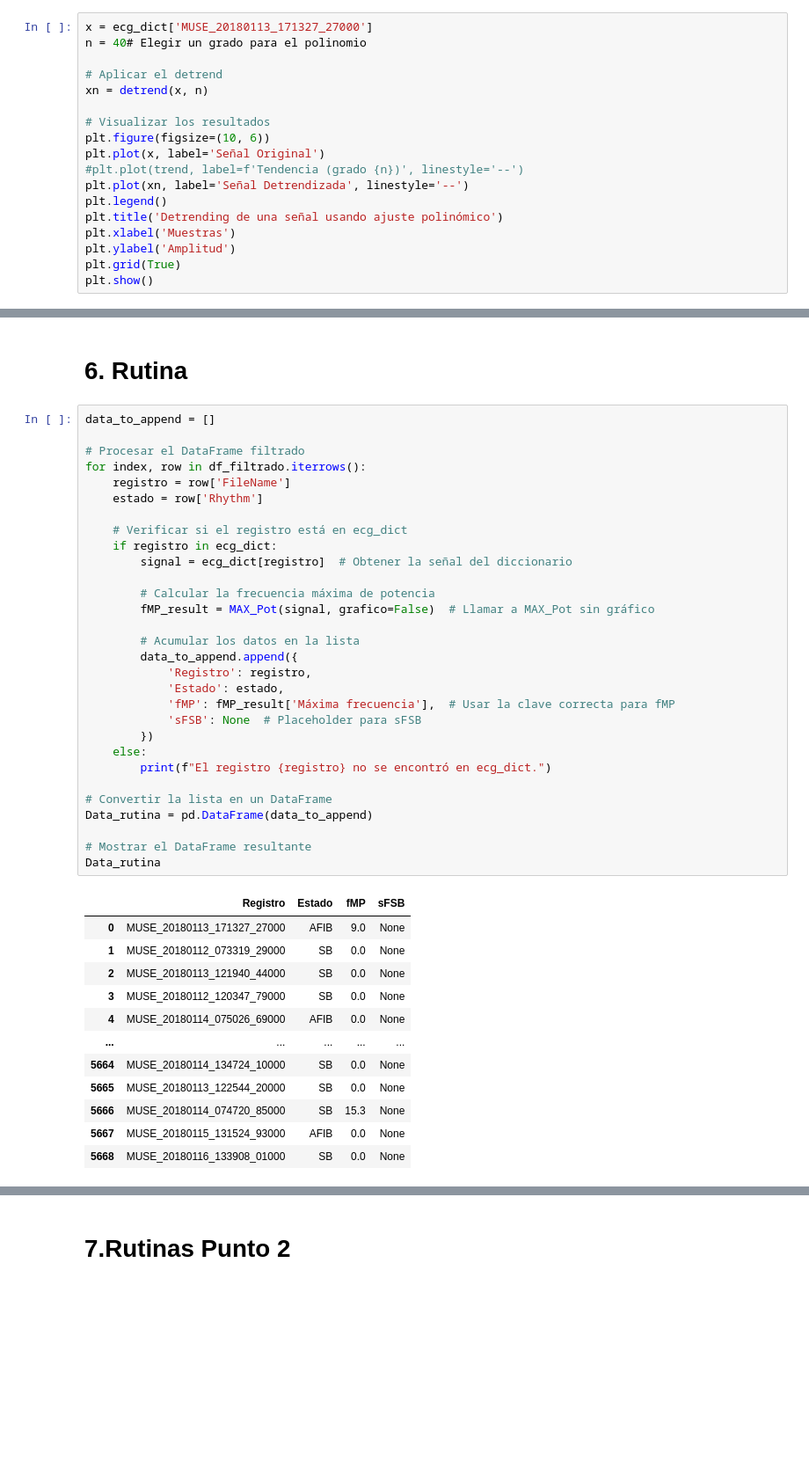
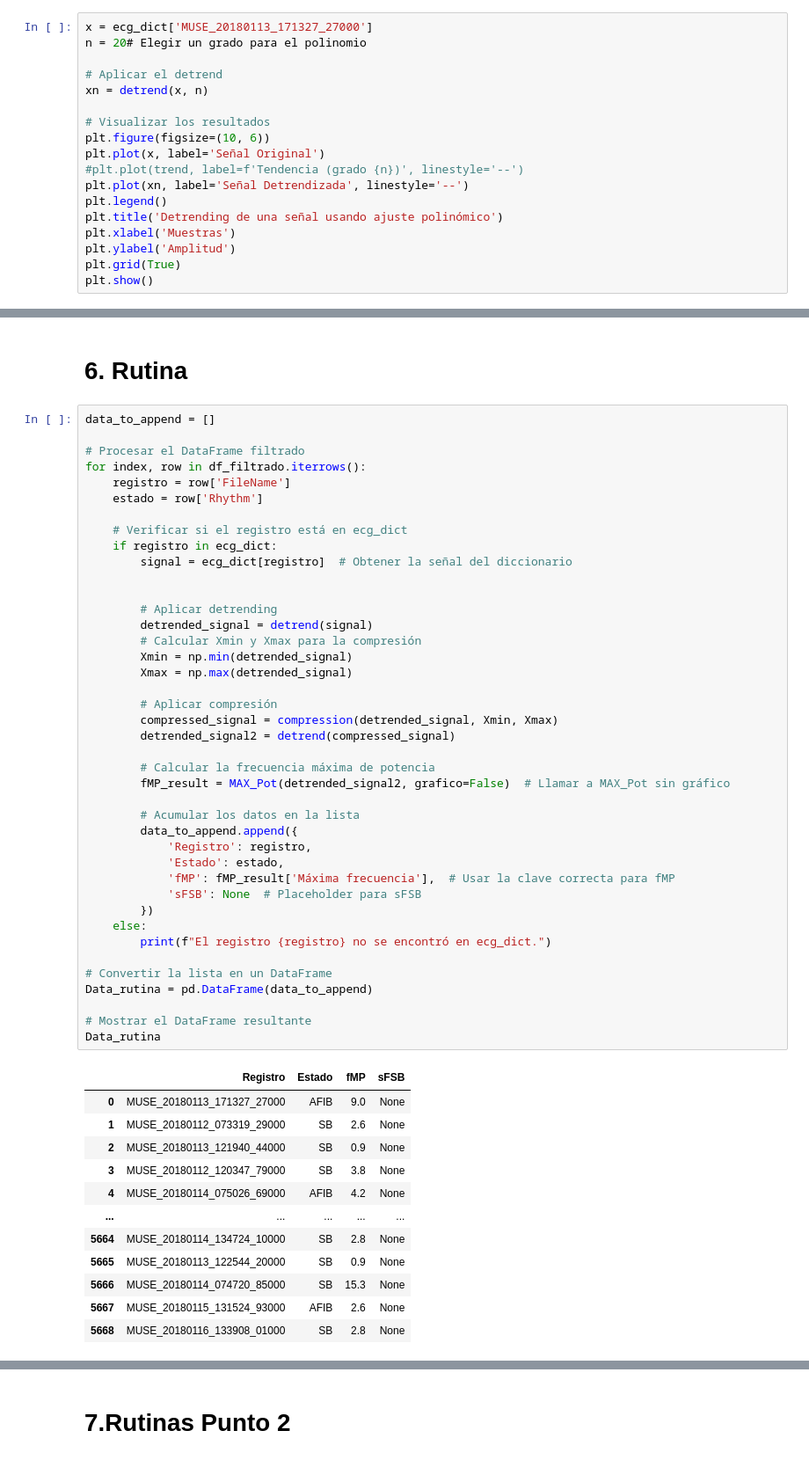
Before and after one commit to juandayo001/Biose-ales_20242, a Jupyter notebook: proyecto2biosenales.ipynb, the cells around one changed output, grey strips where cells are left out. Shown at 88% size. Cells and saved outputs as stored; diff of their text form; blank space fills up the shorter version.

```diff
--- a/proyecto2biosenales.ipynb
+++ b/proyecto2biosenales.ipynb
@@ -125,7 +125,7 @@ def detrend(x, n):
     return xn
 # %%
 x = ecg_dict['MUSE_20180113_171327_27000']
-n = 40# Elegir un grado para el polinomio
+n = 20# Elegir un grado para el polinomio
 
 # Aplicar el detrend
 xn = detrend(x, n)
@@ -318,44 +318,55 @@ data_to_append = []
 
 # Procesar el DataFrame filtrado
 for index, row in df_filtrado.iterrows():
     registro = row['FileName']
     estado = row['Rhythm']
 
     # Verificar si el registro está en ecg_dict
     if registro in ecg_dict:
         signal = ecg_dict[registro]  # Obtener la señal del diccionario
 
+
+        # Aplicar detrending
+        detrended_signal = detrend(signal)
+        # Calcular Xmin y Xmax para la compresión
+        Xmin = np.min(detrended_signal)
+        Xmax = np.max(detrended_signal)
+
+        # Aplicar compresión
+        compressed_signal = compression(detrended_signal, Xmin, Xmax)
+        detrended_signal2 = detrend(compressed_signal)
+
         # Calcular la frecuencia máxima de potencia
-        fMP_result = MAX_Pot(signal, grafico=False)  # Llamar a MAX_Pot sin gráfico
+        fMP_result = MAX_Pot(detrended_signal2, grafico=False)  # Llamar a MAX_Pot sin gráfico
 
         # Acumular los datos en la lista
         data_to_append.append({
             'Registro': registro,
             'Estado': estado,
             'fMP': fMP_result['Máxima frecuencia'],  # Usar la clave correcta para fMP
             'sFSB': None  # Placeholder para sFSB
         })
     else:
         print(f"El registro {registro} no se encontró en ecg_dict.")
 
 # Convertir la lista en un DataFrame
 Data_rutina = pd.DataFrame(data_to_append)
 
 # Mostrar el DataFrame resultante
 Data_rutina
 # %% [output]
 |  | Registro | Estado | fMP | sFSB |
 | 0 | MUSE_20180113_171327_27000 | AFIB | 9.0 | None |
-| 1 | MUSE_20180112_073319_29000 | SB | 0.0 | None |
-| 2 | MUSE_20180113_121940_44000 | SB | 0.0 | None |
-| 3 | MUSE_20180112_120347_79000 | SB | 0.0 | None |
-| 4 | MUSE_20180114_075026_69000 | AFIB | 0.0 | None |
+| 1 | MUSE_20180112_073319_29000 | SB | 2.6 | None |
+| 2 | MUSE_20180113_121940_44000 | SB | 0.9 | None |
+| 3 | MUSE_20180112_120347_79000 | SB | 3.8 | None |
+| 4 | MUSE_20180114_075026_69000 | AFIB | 4.2 | None |
 | ... | ... | ... | ... | ... |
-| 5664 | MUSE_20180114_134724_10000 | SB | 0.0 | None |
-| 5665 | MUSE_20180113_122544_20000 | SB | 0.0 | None |
+| 5664 | MUSE_20180114_134724_10000 | SB | 2.8 | None |
+| 5665 | MUSE_20180113_122544_20000 | SB | 0.9 | None |
 | 5666 | MUSE_20180114_074720_85000 | SB | 15.3 | None |
-| 5667 | MUSE_20180115_131524_93000 | AFIB | 0.0 | None |
-| 5668 | MUSE_20180116_133908_01000 | SB | 0.0 | None |
+| 5667 | MUSE_20180115_131524_93000 | AFIB | 2.6 | None |
+| 5668 | MUSE_20180116_133908_01000 | SB | 2.8 | None |
 5669 rows × 4 columns
 # %% [markdown]
 # 7.Rutinas Punto 2
```
